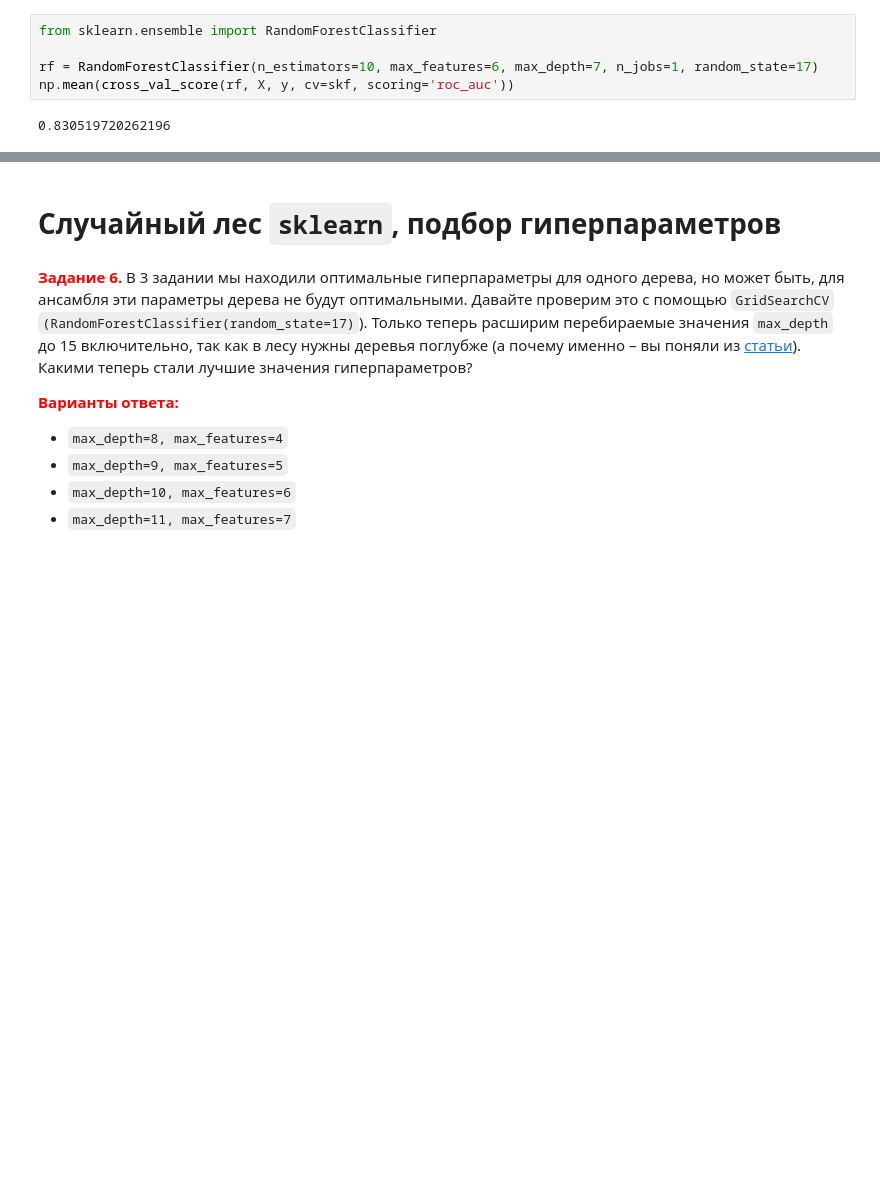
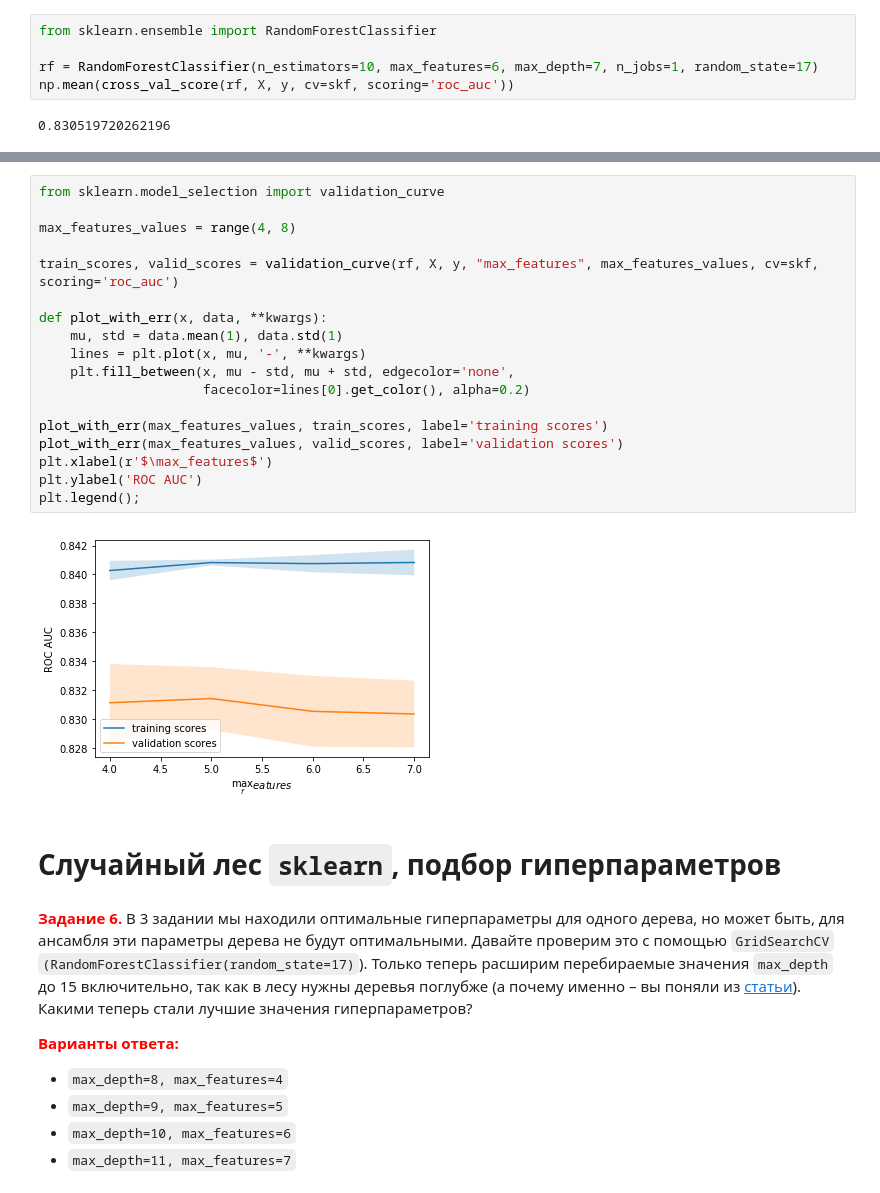
Before and after one commit to coodix/mlcourse_open, a Jupyter notebook: jupyter_notebooks/topic05_bagging_rf/hw5_session2_rf_logit_scoring_texts.ipynb, the cells around one changed output, grey strips where cells are left out. Cells and saved outputs as stored; diff of their text form; blank space fills up the shorter version.

```diff
--- a/jupyter_notebooks/topic05_bagging_rf/hw5_session2_rf_logit_scoring_texts.ipynb
+++ b/jupyter_notebooks/topic05_bagging_rf/hw5_session2_rf_logit_scoring_texts.ipynb
@@ -354,3 +377,23 @@ np.mean(cross_val_score(rf, X, y, cv=skf, scoring='roc_auc'))
+# %%
+from sklearn.model_selection import validation_curve
+
+max_features_values = range(4, 8)
+
+train_scores, valid_scores = validation_curve(rf, X, y, "max_features", max_features_values, cv=skf, scoring='roc_auc')
+
+def plot_with_err(x, data, **kwargs):
+    mu, std = data.mean(1), data.std(1)
+    lines = plt.plot(x, mu, '-', **kwargs)
+    plt.fill_between(x, mu - std, mu + std, edgecolor='none',
+                     facecolor=lines[0].get_color(), alpha=0.2)
+
+plot_with_err(max_features_values, train_scores, label='training scores')
+plot_with_err(max_features_values, valid_scores, label='validation scores')
+plt.xlabel(r'$\max_features$')
+plt.ylabel('ROC AUC')
+plt.legend();
+# %% [output]
+[figure, added]
 # %% [markdown]
 # Случайный лес `sklearn`, подбор гиперпараметров
 # %% [markdown]
```
Also changed, not shown: parts of 5 cells of this notebook, 1 other file.
